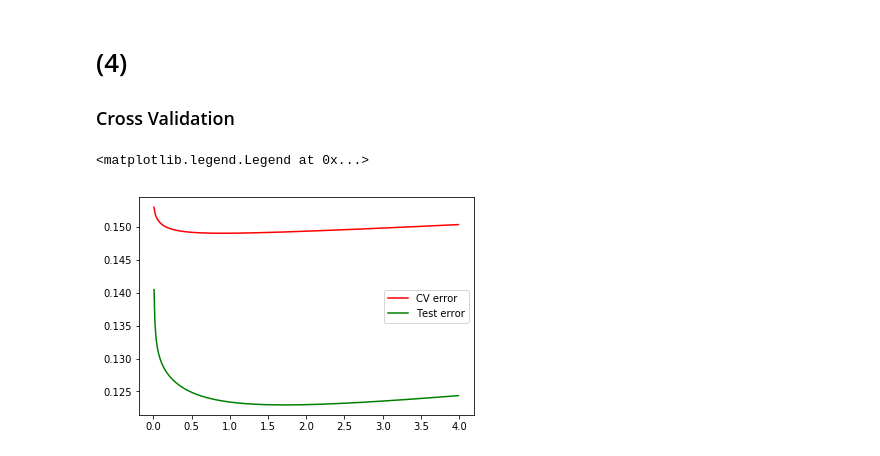
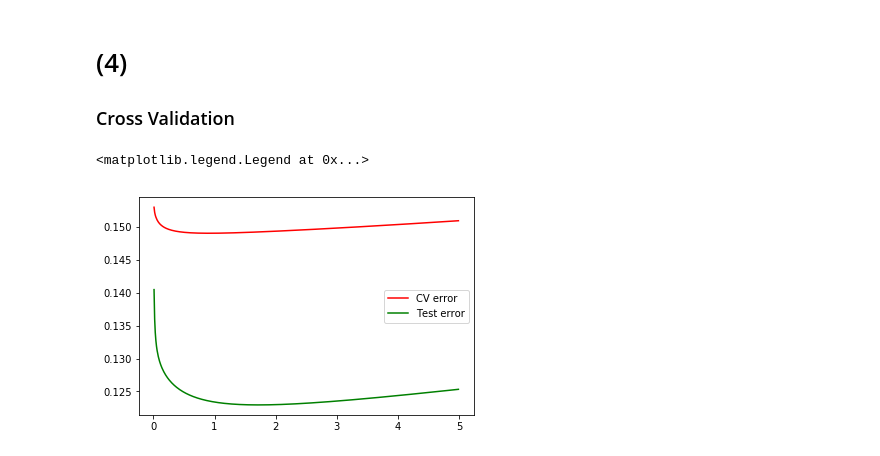
Before and after one commit to asrafulashiq/RPI_LFD_course, a Jupyter notebook: assignment8/code.ipynb, the cells around one changed output. Cells and saved outputs as stored; diff of their text form; code cells hidden in the pictures.

```diff
--- a/assignment8/code.ipynb
+++ b/assignment8/code.ipynb
@@ -130,13 +183,16 @@ Accuracy on test set: 0.953322960657924
 Z = feat_tfm
 lamb = 2
 w_reg = np.linalg.pinv(Z.transpose() @ Z + lamb * np.eye(Z.shape[1]) ) @ Z.transpose() @ labels_train
-y_pred = np.sign(np.dot(Z, w_reg))
-acc_train = accuracy_score(labels_train, y_pred)
+y_pred = np.dot(Z, w_reg)
+
+e_train = np.mean(np.power(y_pred - labels_train, 2))
 
 # test error
-y_pred_test = np.sign(np.dot(feat_tfm_test, w_reg))
-acc_test = accuracy_score(labels_test, y_pred_test)
+y_pred_test = np.dot(feat_tfm_test, w_reg)
+e_test = np.mean(np.power(y_pred_test - labels_test, 2))
 
-print(f"Accuracy on training set: {acc_train}")
-print(f"Accuracy on test set: {acc_test}")
+print(f"E_train: {e_train}")
+print(f"E_test: {e_test}")
+
+plot_decision_boundary(w_reg)
 # %% [output]
@@ -146,28 +203,28 @@ Accuracy on test set: 0.9633251833740831
 # (4)
 ###  Cross Validation
 # %%
-lambs = np.arange(0, 4, 0.01)
+lambs = np.arange(0, 5, 0.01)
 e_cvs = np.zeros(lambs.shape[0])
 e_tests = np.zeros(lambs.shape[0])
 
 for i, lamb in enumerate(lambs):
     _ww = np.linalg.pinv(Z.transpose() @ Z +
                            lamb * np.eye(Z.shape[1])) @ Z.transpose()
     w_reg = _ww @ labels_train
     H_lamb = Z @ _ww
 
     y_pred = np.dot(Z, w_reg)
 
     e_cv = np.power((y_pred - labels_train) / (1 - H_lamb.diagonal()), 2).mean()
     e_cvs[i] = e_cv
 
     y_pred_test = np.dot(feat_tfm_test, w_reg)
     e_test = np.power((y_pred_test - labels_test), 2).mean()
     e_tests[i] = e_test
 
 plt.plot(lambs[1:], e_cvs[1:], label='CV error', color='r')
 plt.plot(lambs[1:], e_tests[1:], label='Test error', color='g')
 plt.legend()
 # %% [output]
 <matplotlib.legend.Legend at 0x...>
-[figure, old version]
+[figure, new version]
```
Also changed, not shown: parts of 6 cells of this notebook.
